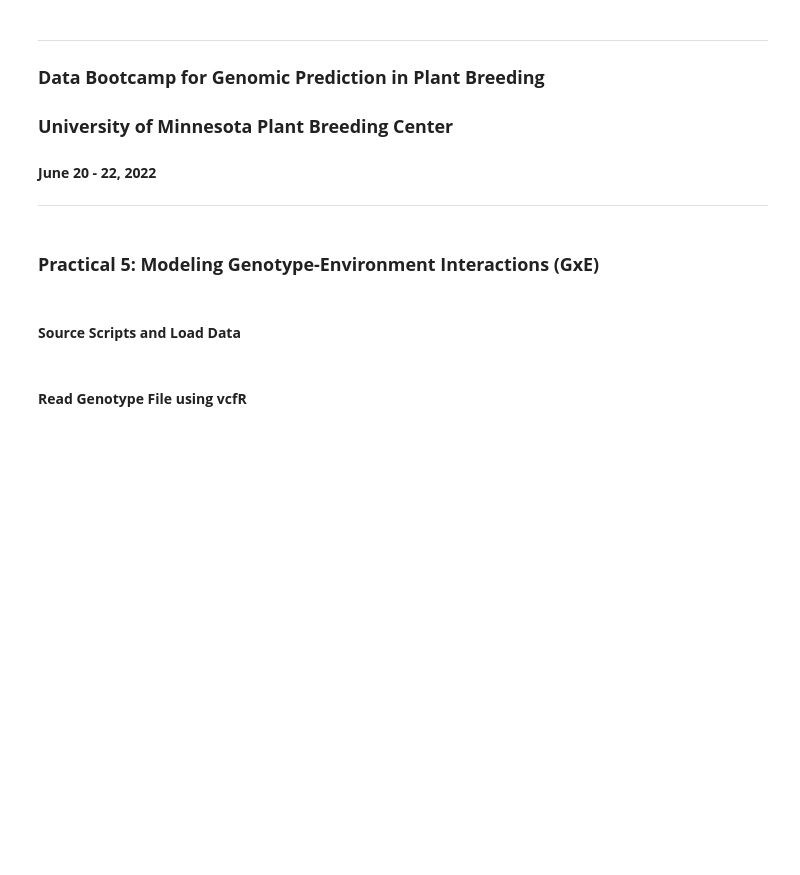
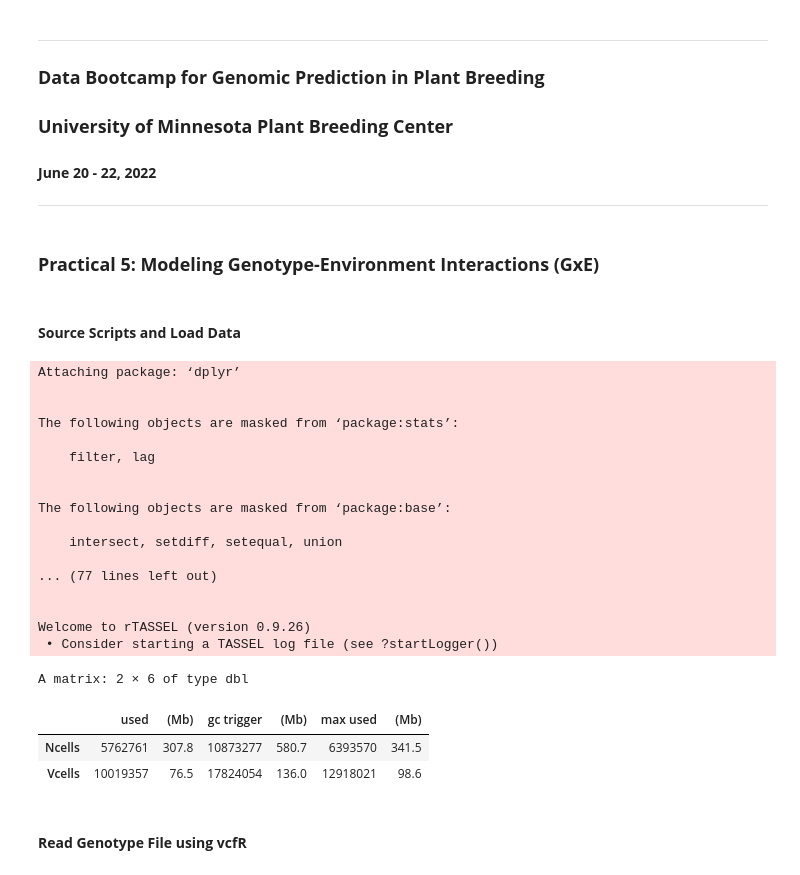
Before and after one commit to UMN-Lorenz-Group/PBCGSWorkshop, a Jupyter notebook: GS_Workshop_GxE.ipynb, the cells around one changed output. Drawn from its saved outputs; the diff is of its cells as text; code cells hidden in the pictures; blank space fills up the shorter version.

```diff
--- a/GS_Workshop_GxE.ipynb
+++ b/GS_Workshop_GxE.ipynb
@@ -11,10 +11,34 @@
 # %%
 WorkDir <- getwd()
 setwd(WorkDir)
 
 ##Source in functions to be used
 source("R_Functions/GS_Pipeline_Jan_2022_FnsApp.R")
 source("R_Functions/bootcamp_functions.R")
+
+gc()
+# %% [output]
+Attaching package: ‘dplyr’
+
+
+The following objects are masked from ‘package:stats’:
+
+    filter, lag
+
+
+The following objects are masked from ‘package:base’:
+
+    intersect, setdiff, setequal, union
+
+... (77 lines left out)
+
+
+Welcome to rTASSEL (version 0.9.26)
+ • Consider starting a TASSEL log file (see ?startLogger())
+A matrix: 2 × 6 of type dbl
+|  | used | (Mb) | gc trigger | (Mb) | max used | (Mb) |
+| Ncells | 5762761 | 307.8 | 10873277 | 580.7 | 6393570 | 341.5 |
+| Vcells | 10019357 | 76.5 | 17824054 | 136.0 | 12918021 | 98.6 |
 # %% [markdown]
 #### **Read Genotype File using vcfR** ####
 # %%
```
Also changed, not shown: parts of 12 cells of this notebook.
